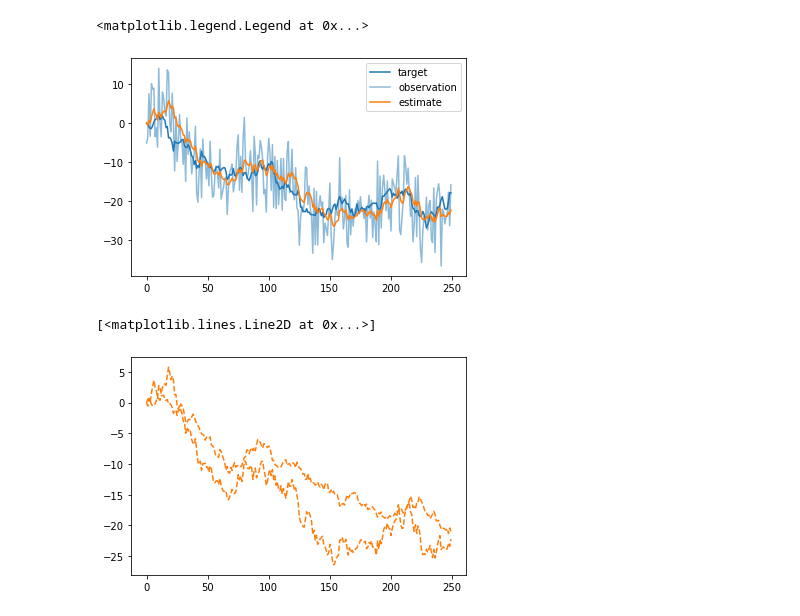
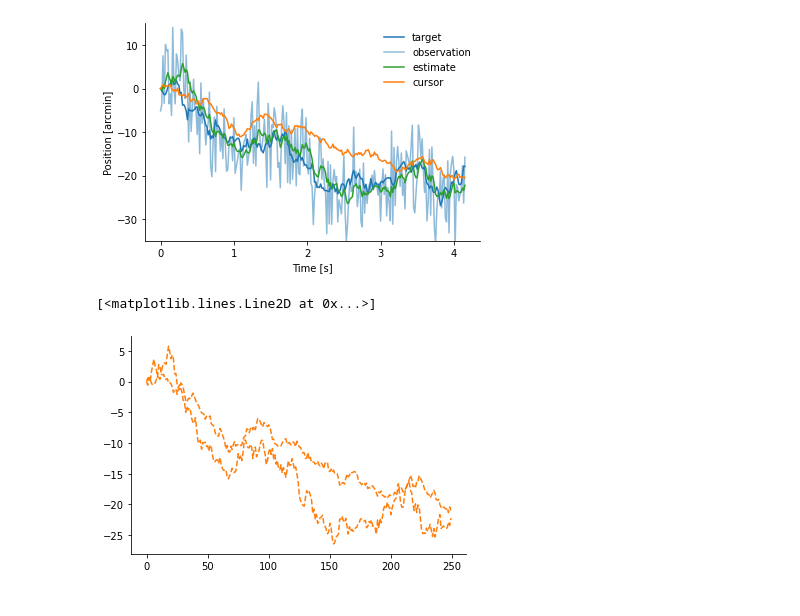
Before and after one commit to RothkopfLab/lqg, a Jupyter notebook: notebooks/03-Visualization.ipynb, the cells around one changed output. Cells and saved outputs as stored; diff of their text form; code cells hidden in the pictures.

Commit message:
Add some visualiziations

```diff
--- a/notebooks/03-Visualization.ipynb
+++ b/notebooks/03-Visualization.ipynb
@@ -2,23 +2,36 @@
 import jax.numpy as jnp
 from jax import random, vmap
 import matplotlib.pyplot as plt
+import matplotlib as mpl
+
+mpl.rcParams['axes.spines.right'] = False
+mpl.rcParams['axes.spines.top'] = False
+
 
 from lqg.tracking import BoundedActor
 # %%
 model = BoundedActor(c=100., motor_noise=0.5, sigma=6., prop_noise=2.)
 # %%
-x, xhat, y, u = model.simulate(rng_key=random.PRNGKey(0), n=20, T=250, return_all=True)
+T = 250
+x, xhat, y, u = model.simulate(rng_key=random.PRNGKey(0), n=20, T=T, return_all=True)
 
-plt.plot(x[:,0,0], label="target")
-plt.plot(y[:,0,0], label="observation", alpha=0.5, color="C0")
-plt.plot(xhat[:,0,0], label="estimate")
-plt.legend()
+
+t = jnp.arange(T) / 60.
+
+f, ax = plt.subplots()
+plt.plot(t, x[:,0,0], label="target")
+plt.plot(t, y[:,0,0], label="observation", alpha=0.5, color="C0")
+plt.plot(t, xhat[:,0,0], label="estimate", color="C2")
+plt.plot(t, x[:,0,1], label="cursor", color="C1")
+plt.xlabel("Time [s]")
+plt.ylabel("Position [arcmin]")
+plt.legend(frameon=False)
+plt.ylim(-35, 15)
 # %% [output]
-<matplotlib.legend.Legend at 0x...>
-[figure, old version]
+[figure, new version]
 # %%
 plt.plot(xhat[:,0,0], color="C1", linestyle="--")
 plt.plot(xhat[:,0,1], color="C1", linestyle="--")
 # %% [output]
 [<matplotlib.lines.Line2D at 0x...>]
-[figure, old version]
+[figure, new version]
```
Also changed, not shown: parts of 3 cells of this notebook.
